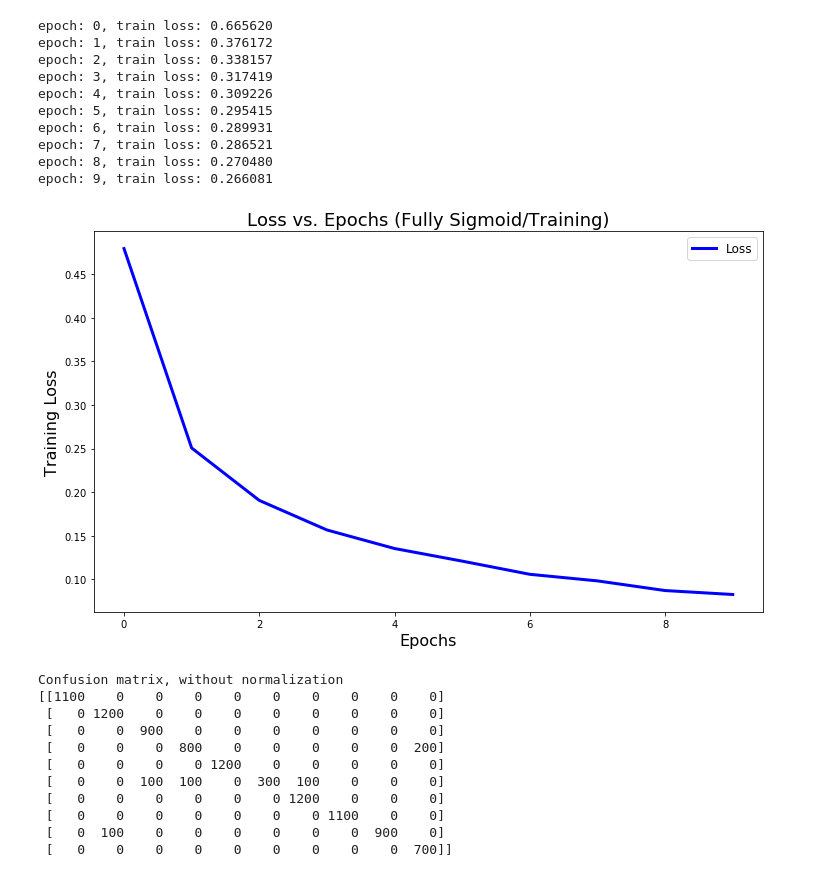
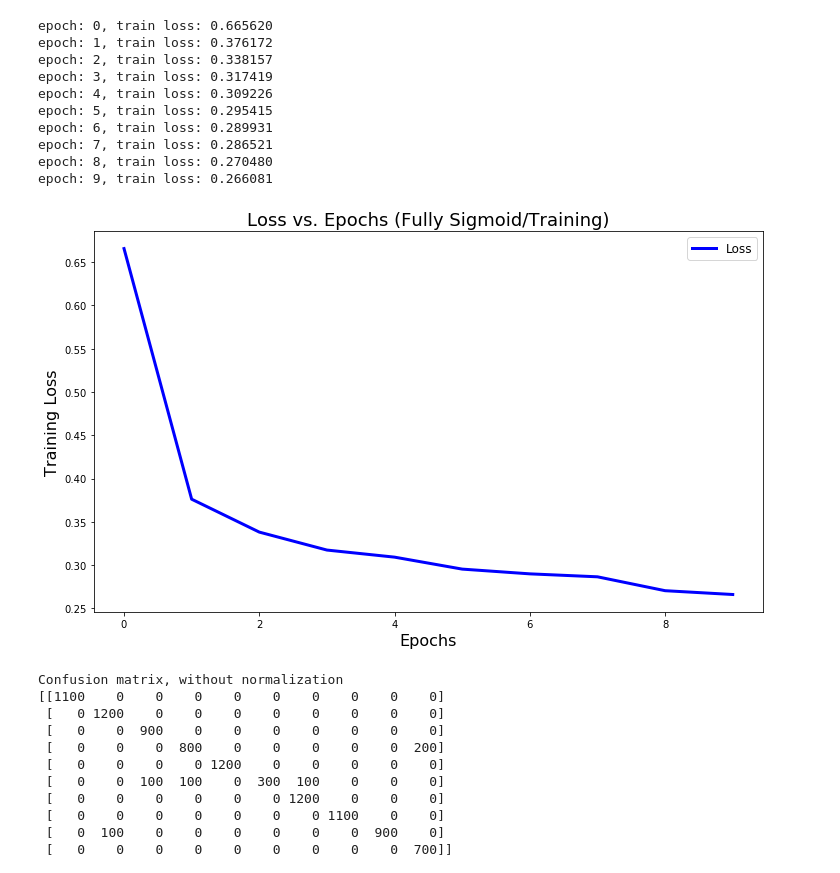
Before and after one commit to Assassinsarms/INM702_Coursework, a Jupyter notebook: T3Aaron_Mir_INM702_Task_3.ipynb, the cells around one changed output. Drawn from its saved outputs; the diff is of its cells as text; code cells hidden in the pictures.

```diff
--- a/T3Aaron_Mir_INM702_Task_3.ipynb
+++ b/T3Aaron_Mir_INM702_Task_3.ipynb
@@ -283,14 +283,14 @@ epoch: 8, train loss: 0.270480
 epoch: 9, train loss: 0.266081
 # %%
 plt.figure(figsize=(12, 7))
-plt.plot(history, 'b', linewidth=3.0, label='Loss')
+plt.plot(history_loss, 'b', linewidth=3.0, label='Loss')
 plt.title('Loss vs. Epochs (Fully Sigmoid/Training)', fontsize=18)
 plt.xlabel('Epochs', fontsize=16)
 plt.ylabel('Training Loss', fontsize=16)
 plt.legend(fontsize=12)
 plt.show()
 # %% [output]
-[figure, old version]
+[figure, new version]
 # %%
 nb_classes = 9
 # Initialize the prediction and label lists(tensors)
```
Also changed, not shown: parts of 16 cells of this notebook.
